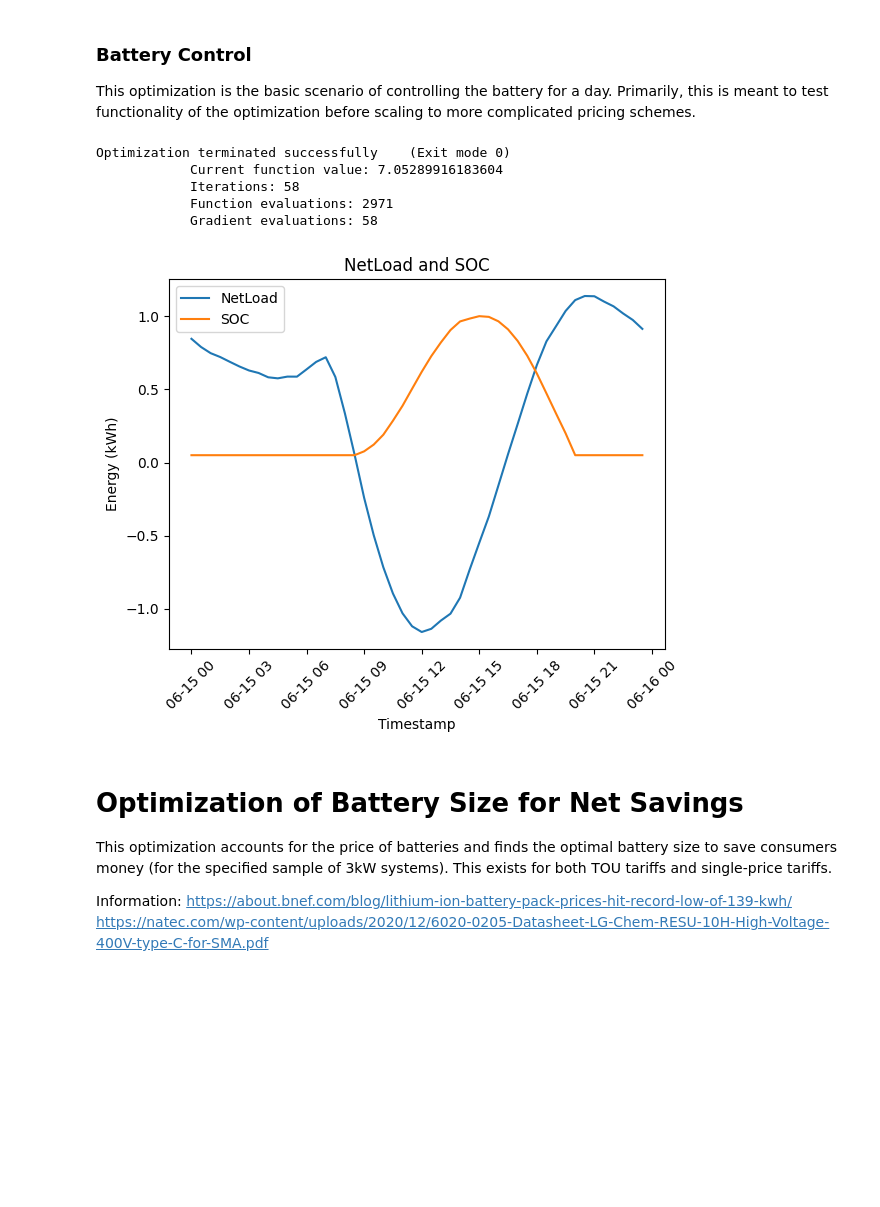
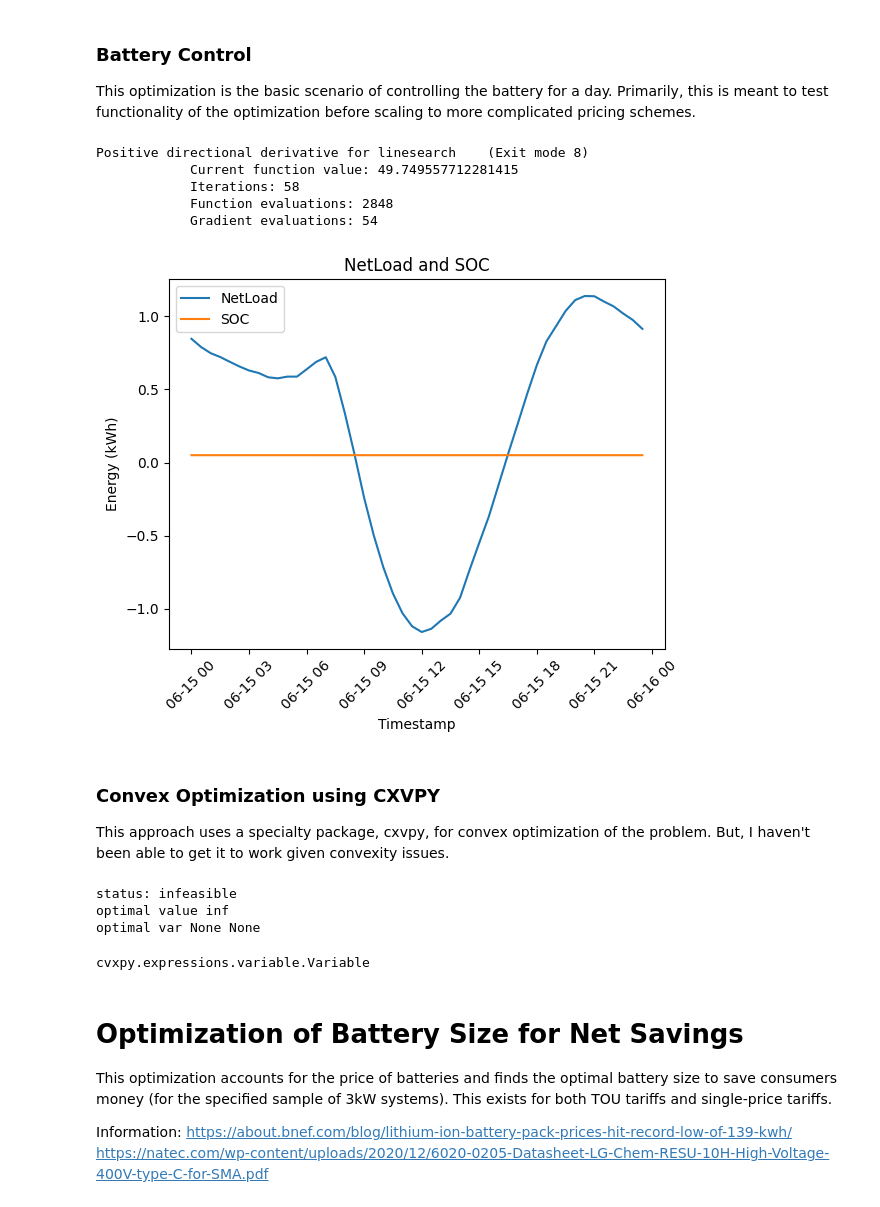
Before and after one commit to alexrtseng/foss-optimization, a Jupyter notebook: Battery_Size_Opt.ipynb, the cells around one changed output. Saved outputs shown, nothing was run; the diff lists cells and outputs as text; code cells hidden in the pictures; blank space fills up the shorter version.

Commit message:
Convex thing included but not working

```diff
--- a/Battery_Size_Opt.ipynb
+++ b/Battery_Size_Opt.ipynb
@@ -36,39 +36,53 @@ import numpy as np
 
 BATT_PRICE_PER_KWH = 127  # Euros per kWh (127 is what was found online)
 max_charge_rate = 0.5  # Max charge rate in % per hour
 max_discharge_rate = 0.5  # Max discharge rate in % per hour
 soc_min = 0.05  # Maximum Depth of Discharge 95%
 soc_max = 1.00  # Maximum State of Charge 100%; can play around with to protect battery
 sqrt_eff = 0.98  # round trip Efficiency of the battery
 self_discharge = 0.05  # 5% self discharge per day; totally made up
 batt_life = 10 # years; totally made up
 import_tariff = np.full(24, 0.37) # Single price tariff; 0.37 Euros per kWh
 
 
 charge_optimizer = ChargeOptimizer(
     pred_net_load=weekday_avg['NetLoad'],
     duration=1,
     import_tariff=import_tariff,
     soc_min=soc_min,
     soc_max=soc_max,
     charge_efficiency=sqrt_eff,
     discharge_efficiency=sqrt_eff,
     self_dis=self_discharge,
     timestep_size=0.5, # half an hour
     max_charge_rate=max_charge_rate,
     max_discharge_rate=max_discharge_rate,
-    batt_capacity=8,  # 13.5 kWh
+    batt_capacity=1000,  # 13.5 kWh
 )
 
 charge_optimizer.local_optimize(method='SLSQP', tol=1e-6)
 charge_optimizer.plot_results(weekday_avg.index)
 # %% [output]
-Optimization terminated successfully    (Exit mode 0)
-            Current function value: 7.05289916183604
+Positive directional derivative for linesearch    (Exit mode 8)
+            Current function value: 49.749557712281415
             Iterations: 58
-            Function evaluations: 2971
-            Gradient evaluations: 58
+            Function evaluations: 2848
+            Gradient evaluations: 54
-[figure, old version]
+[figure, new version]
+# %% [markdown]
+### Convex Optimization using CXVPY
+
+This approach uses a specialty package, cxvpy, for convex optimization of the problem. But, I haven't been able to get it to work given convexity issues.
+# %%
+prob, charge, discharge = charge_optimizer.convex_optimize(10)
+type(prob)
+type(charge)
+type(discharge)
+# %% [output]
+status: infeasible
+optimal value inf
+optimal var None None
+cvxpy.expressions.variable.Variable
 # %% [markdown]
 # Optimization of Battery Size for Net Savings
 
```
Also changed, not shown: parts of 6 cells of this notebook, 3 other files.
